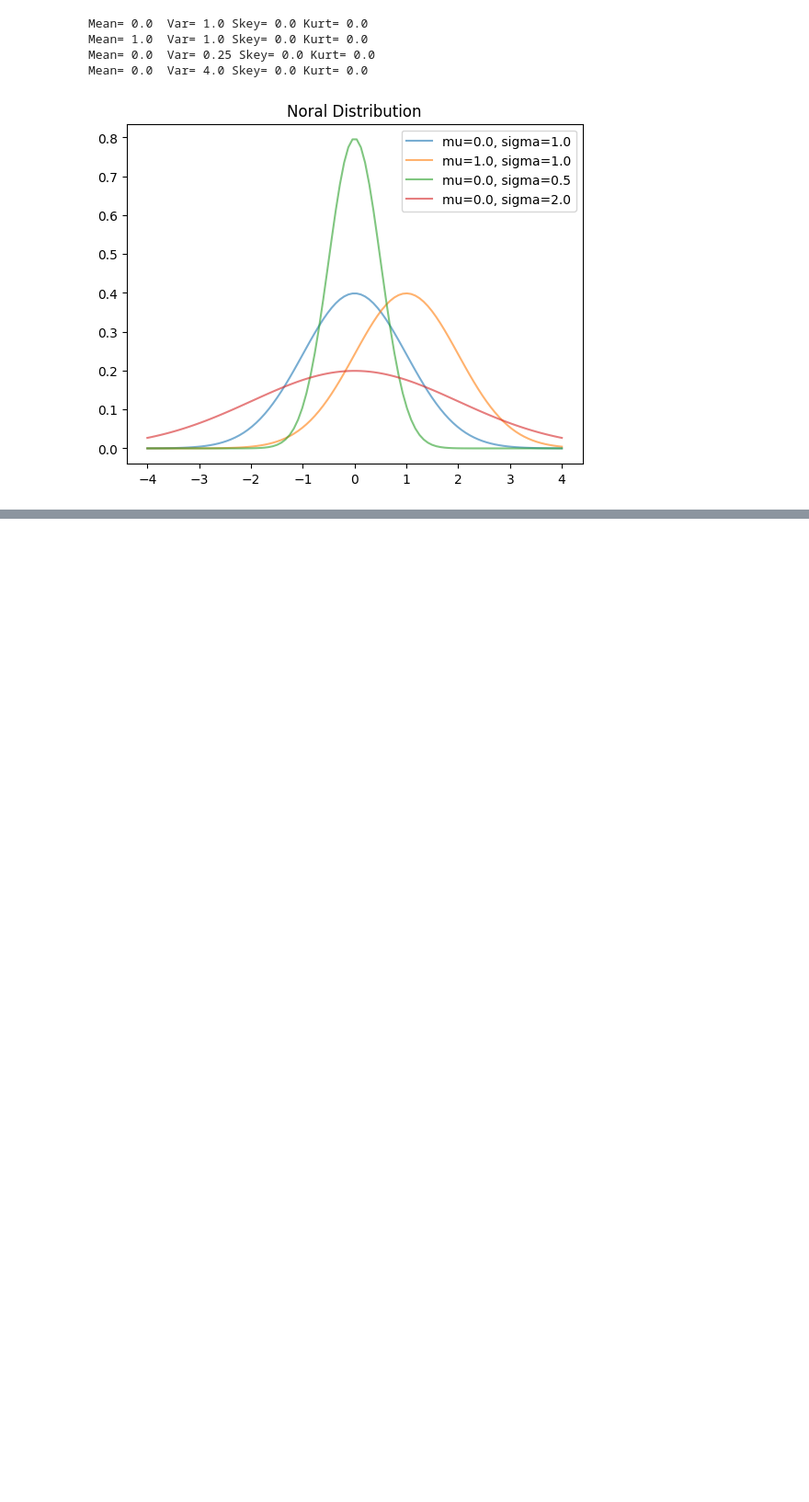
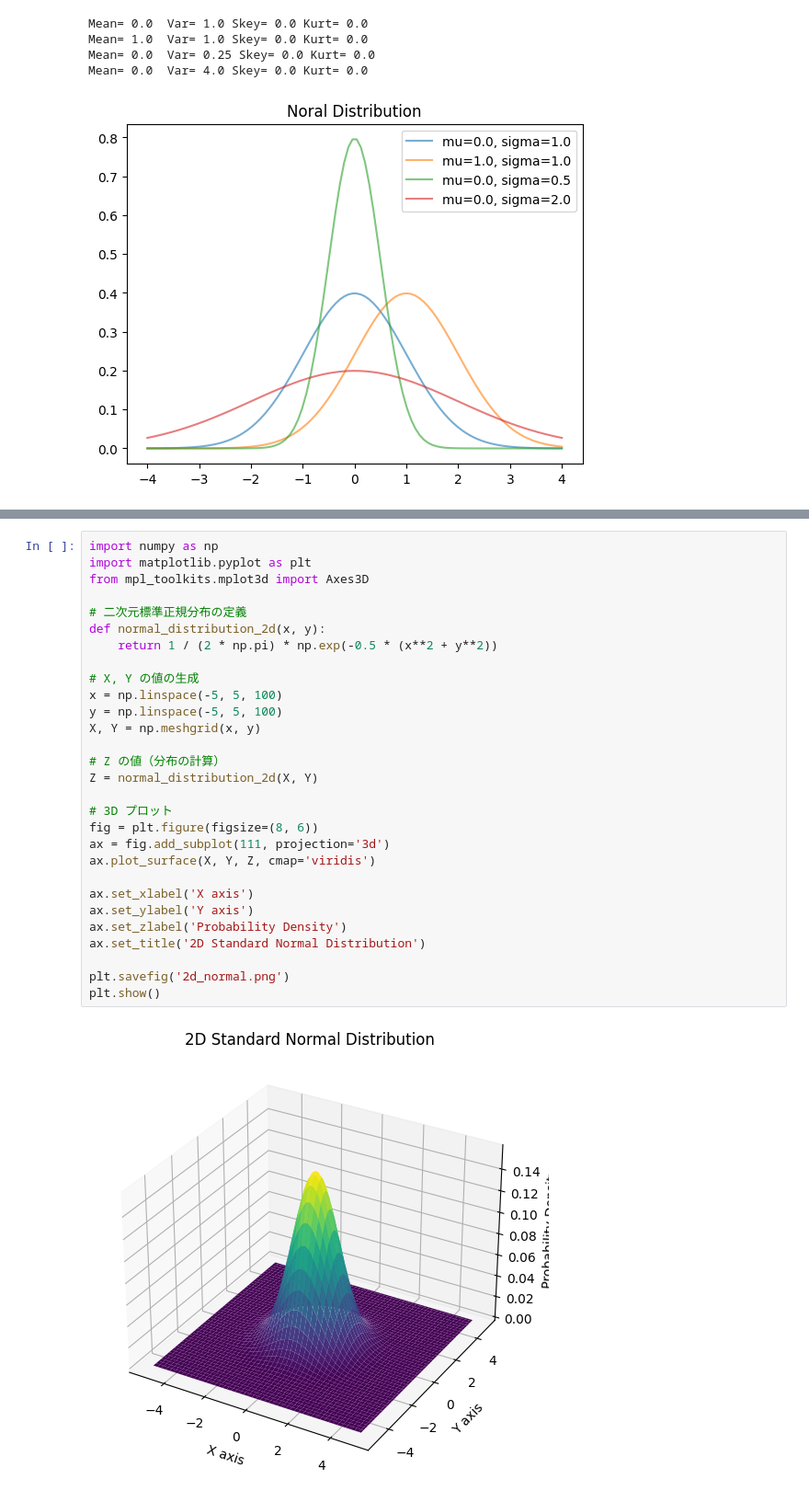
Before and after one commit to namoshi/mathAI, a Jupyter notebook: py_stat_data.ipynb, the cells around one changed output, grey strips where cells are left out. Shown: that part at 92% size. Cells and saved outputs as stored; diff of their text form; blank space fills up the shorter version.

```diff
--- a/py_stat_data.ipynb
+++ b/py_stat_data.ipynb
@@ -463,0 +472,31 @@ Mean= 0.0  Var= 4.0 Skey= 0.0 Kurt= 0.0
+# %%
+import numpy as np
+import matplotlib.pyplot as plt
+from mpl_toolkits.mplot3d import Axes3D
+
+# 二次元標準正規分布の定義
+def normal_distribution_2d(x, y):
+    return 1 / (2 * np.pi) * np.exp(-0.5 * (x**2 + y**2))
+
+# X, Y の値の生成
+x = np.linspace(-5, 5, 100)
+y = np.linspace(-5, 5, 100)
+X, Y = np.meshgrid(x, y)
+
+# Z の値（分布の計算）
+Z = normal_distribution_2d(X, Y)
+
+# 3D プロット
+fig = plt.figure(figsize=(8, 6))
+ax = fig.add_subplot(111, projection='3d')
+ax.plot_surface(X, Y, Z, cmap='viridis')
+
+ax.set_xlabel('X axis')
+ax.set_ylabel('Y axis')
+ax.set_zlabel('Probability Density')
+ax.set_title('2D Standard Normal Distribution')
+
+plt.savefig('2d_normal.png')
+plt.show()
+# %% [output]
+[figure, added]
```
Also changed, not shown: parts of 2 cells of this notebook.
